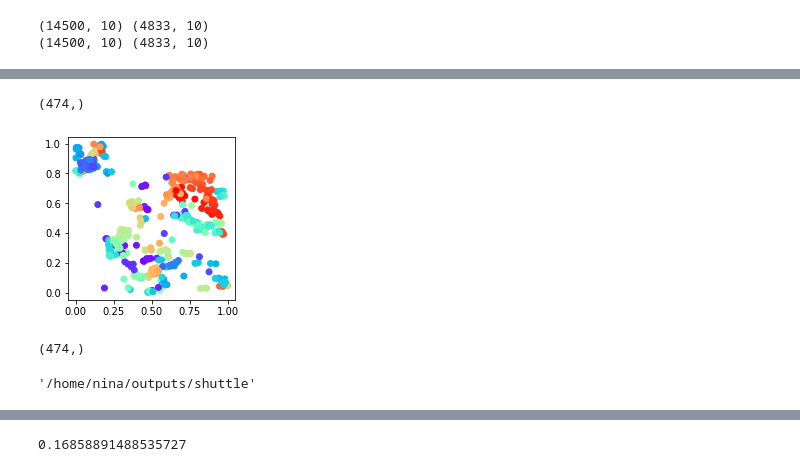
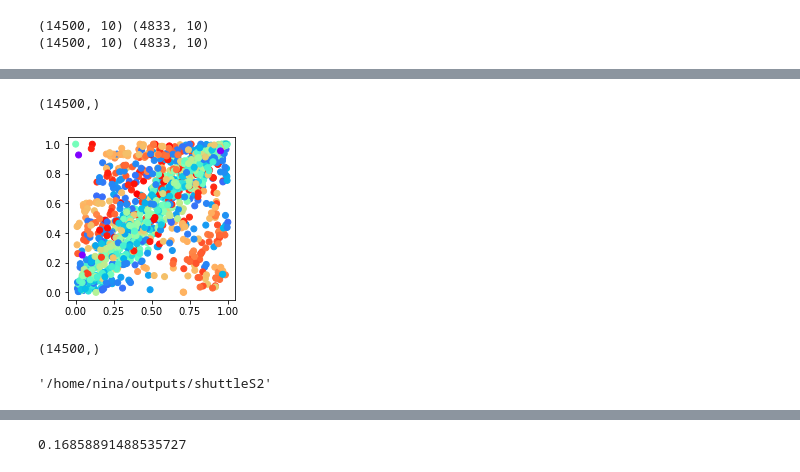
Before and after one commit to onkenlab/CopulaGP, a Jupyter notebook: benchmarks/Weather.ipynb, the cells around one changed output, grey strips where cells are left out. Cells and saved outputs as stored; diff of their text form; code cells hidden in the pictures.

```diff
--- a/benchmarks/Weather.ipynb
+++ b/benchmarks/Weather.ipynb
@@ -13,9 +13,9 @@ NR = numbers.shape[0]
 seed=42
 np.random.seed(seed)
 np.random.shuffle(numbers)
-Numbers = np.zeros_like(numbers)
-for i, y in enumerate(numbers.T):
-    Numbers[:,i] = (np.argsort(y.flatten()).argsort()/y.size).reshape(y.shape)
+# Numbers = np.zeros_like(numbers)
+# for i, y in enumerate(numbers.T):
+#     Numbers[:,i] = (np.argsort(y.flatten()).argsort()/y.size).reshape(y.shape)
 # %%
 c = 0
 # conditional
@@ -68,12 +68,12 @@ Xt = test[:,c]
 Y_raw = train[:,order[order!=c]]
 Yt_raw = test[:,order[order!=c]]
 # conditional
-# Y = np.zeros_like(Y_raw)
-# Yt = np.zeros_like(Yt_raw)
-# for i, (y,yt) in enumerate(zip(Y_raw.T,Yt_raw.T)):
-#     Y[:,i] = mg.fast_signal2uniform(y,X)
-#     Yt[:,i] = mg.fast_signal2uniform(y,X,Y_=yt,X_=Xt)
-#     print(i)
+Y = np.zeros_like(Y_raw)
+Yt = np.zeros_like(Yt_raw)
+for i, (y,yt) in enumerate(zip(Y_raw.T,Yt_raw.T)):
+    Y[:,i] = mg.fast_signal2uniform(y,X)
+    Yt[:,i] = mg.fast_signal2uniform(y,X,Y_=yt,X_=Xt)
+    print(i)
 # unconditional
-Y = Y_raw
-Yt = Yt_raw
+# Y = Y_raw
+# Yt = Yt_raw
@@ -80,13 +112,13 @@ Yt = Yt_raw
 # %%
 import matplotlib.cm as cm
 
 plt.figure(figsize=(3,3))
-skip = 1
+skip = 4
 plt.scatter(*Yt[::skip,[0,4]].T,color=cm.rainbow(Xt[::skip]))
 X.shape
 # %% [output]
-(474,)
+(14500,)
-[figure, old version]
+[figure, new version]
 # %%
 def normalize_Y(Y_all,min,max):
     return (Y_all - min)/(max-min)*0.998+0.001
@@ -112,7 +144,7 @@ with open(f"/home/nina/CopulaGP/benchmarks/weather_U{seed}.pkl",'wb') as f:
 # d['Y'].shape
 d['X'].shape
 # %% [output]
-(474,)
+(14500,)
 # %%
 # import select_copula
 # device='cuda:0'
@@ -129,11 +161,12 @@ import utils
 import bvcopula
 from vine import CVine
 
-exp_pref = 'shuttle'
+seed='2'
+exp_pref = f'shuttleS{seed}'
 path_models = f"{conf.path2outputs}/{exp_pref}"
 path_models
 # %% [output]
-'/home/nina/outputs/shuttle'
+'/home/nina/outputs/shuttleS2'
 # %%
 list_files = glob.glob(f"{path_models}/models_*.pkl")
 with open(f"{path_models}/models_layer0.pkl","rb") as f:
```
Also changed, not shown: parts of 21 cells of this notebook, 1 other file.
